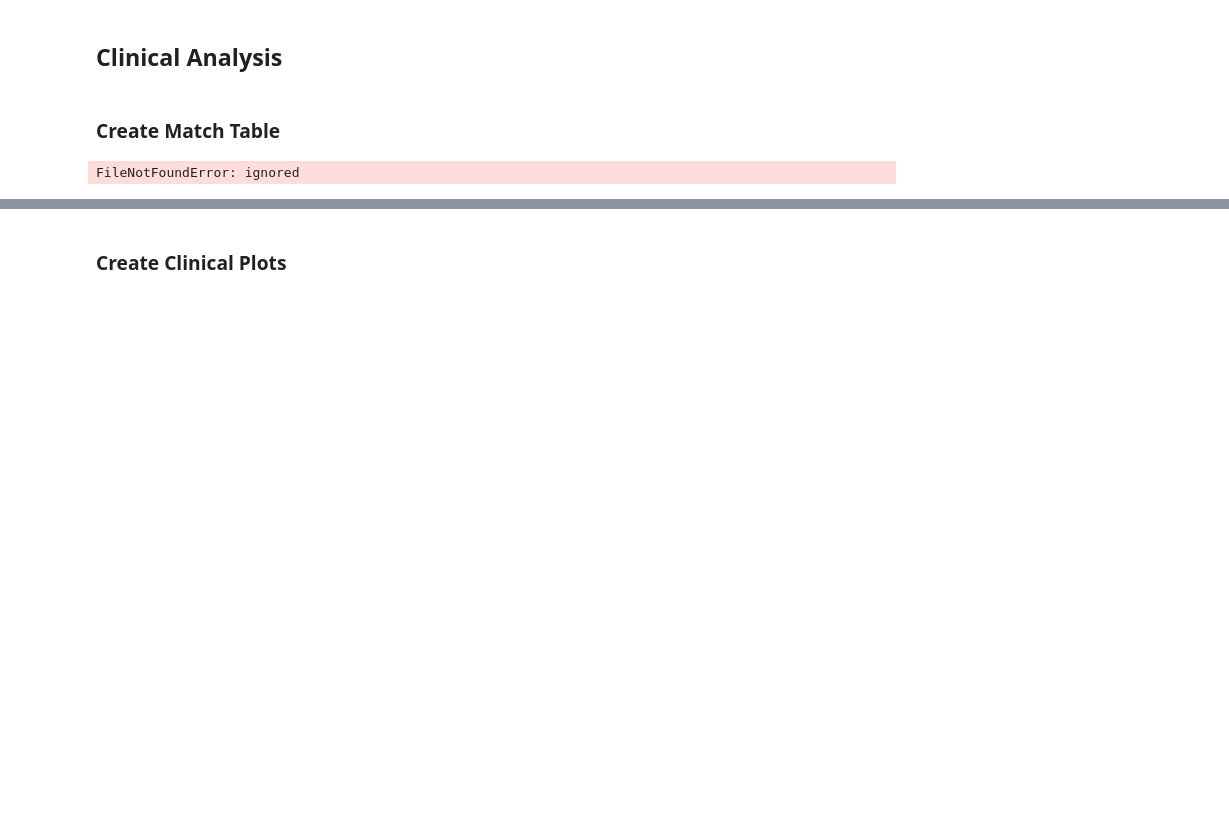
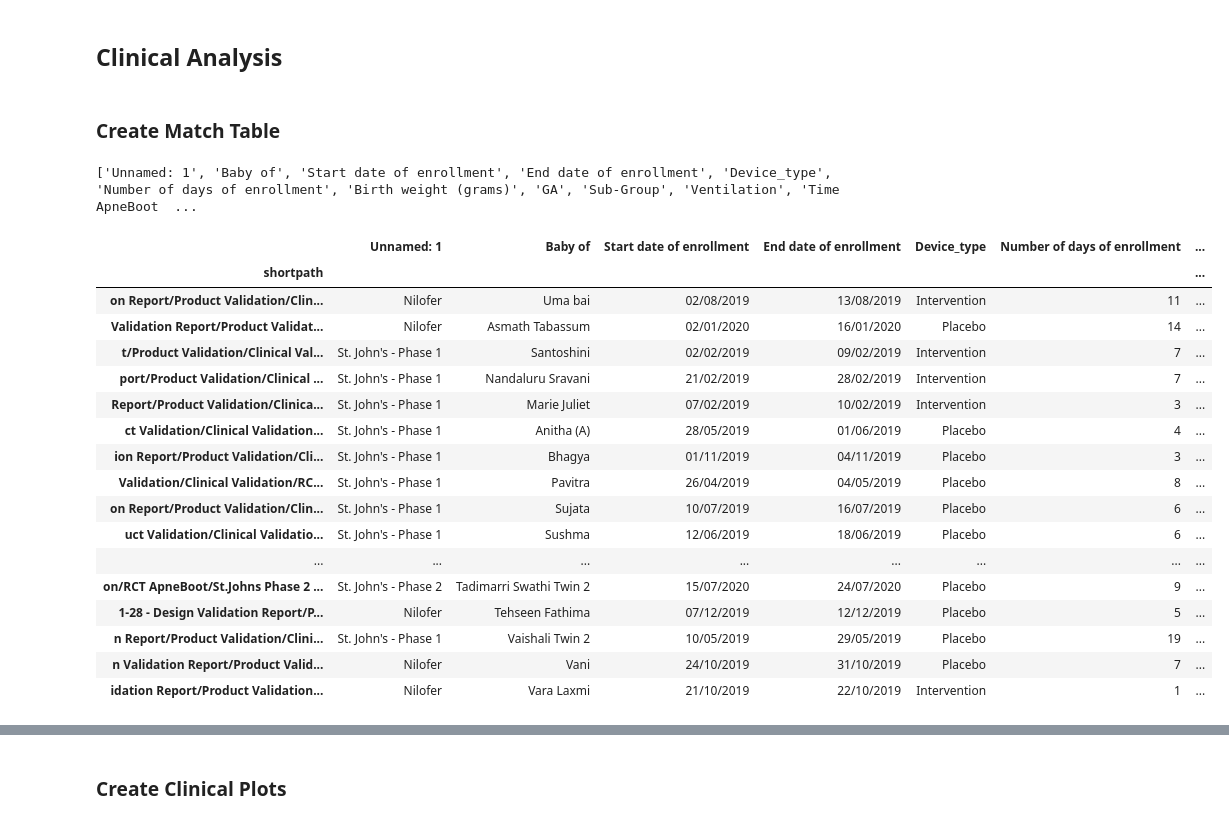
Before and after one commit to ratulbempu/ApneBoot-Clinical-Data-Analysis, a Jupyter notebook: 230301 - AB Clinical Data Analysis.ipynb, the cells around one changed output, grey strips where cells are left out. Saved outputs shown, nothing was run; the diff lists cells and outputs as text; code cells hidden in the pictures; blank space fills up the shorter version.

```diff
--- a/230301 - AB Clinical Data Analysis.ipynb
+++ b/230301 - AB Clinical Data Analysis.ipynb
@@ -1890,31 +1922,51 @@ columns_to_keep = [
 # "Total hypoxia duration (in hh:mm:ss)",
 "Ventilation",
 # "86,400",
 # "Time Enrolled (S)",
 # "#Seconds in a day",
 # "% seconds in Hypoxia",
 # "Notes",
 # "Notes 2",
 # "Unnamed: 0",
 # "Name",
 "Time ApneBoot System Was On (hrs)",
 "Time with valid vital and status readings (hrs)",
 "SPO2 - Avg",
 "SPO2 - Std",
 "HR - Avg",
 "HR - Std",
 "model",
+'Num Events (Preset Threshold)',
+'Cumulative Event Duration (Preset Threshold)'
 # "data date-time",
 ]
 
 columns_to_keep = columns_to_keep + spo2_col_time_name_list + hr_col_time_name_list + spo2_col_percent_name_list + hr_col_percent_name_list
 print (columns_to_keep)
 df_match = df_match [columns_to_keep]
 for col in spo2_col_time_name_list:
     df_match ['% ' + col] = df_match[col] / df_match ["Time with valid vital and status readings (hrs)"]
 display (df_match)
 
 
 df_match.to_excel ("4 - Matched Table Summary.xlsx")
 # %% [output]
-FileNotFoundError: ignored
+['Unnamed: 1', 'Baby of', 'Start date of enrollment', 'End date of enrollment', 'Device_type', 'Number of days of enrollment', 'Birth weight (grams)', 'GA', 'Sub-Group', 'Ventilation', 'Time ApneBoot  ...
+|  | Unnamed: 1 | Baby of | Start date of enrollment | End date of enrollment | Device_type | Number of days of enrollment | ... |
+| shortpath |  |  |  |  |  |  | ... |
+| on Report/Product Validation/Clin... | Nilofer | Uma bai | 02/08/2019 | 13/08/2019 | Intervention | 11 | ... |
+| Validation Report/Product Validat... | Nilofer | Asmath Tabassum | 02/01/2020 | 16/01/2020 | Placebo | 14 | ... |
+| t/Product Validation/Clinical Val... | St. John's - Phase 1 | Santoshini | 02/02/2019 | 09/02/2019 | Intervention | 7 | ... |
+| port/Product Validation/Clinical ... | St. John's - Phase 1 | Nandaluru Sravani | 21/02/2019 | 28/02/2019 | Intervention | 7 | ... |
+| Report/Product Validation/Clinica... | St. John's - Phase 1 | Marie Juliet | 07/02/2019 | 10/02/2019 | Intervention | 3 | ... |
+| ct Validation/Clinical Validation... | St. John's - Phase 1 | Anitha (A) | 28/05/2019 | 01/06/2019 | Placebo | 4 | ... |
+| ion Report/Product Validation/Cli... | St. John's - Phase 1 | Bhagya | 01/11/2019 | 04/11/2019 | Placebo | 3 | ... |
+| Validation/Clinical Validation/RC... | St. John's - Phase 1 | Pavitra | 26/04/2019 | 04/05/2019 | Placebo | 8 | ... |
+| on Report/Product Validation/Clin... | St. John's - Phase 1 | Sujata | 10/07/2019 | 16/07/2019 | Placebo | 6 | ... |
+| uct Validation/Clinical Validatio... | St. John's - Phase 1 | Sushma | 12/06/2019 | 18/06/2019 | Placebo | 6 | ... |
+| ... | ... | ... | ... | ... | ... | ... | ... |
+| on/RCT ApneBoot/St.Johns Phase 2 ... | St. John's - Phase 2 | Tadimarri Swathi Twin 2 | 15/07/2020 | 24/07/2020 | Placebo | 9 | ... |
+| 1-28 - Design Validation Report/P... | Nilofer | Tehseen Fathima | 07/12/2019 | 12/12/2019 | Placebo | 5 | ... |
+| n Report/Product Validation/Clini... | St. John's - Phase 1 | Vaishali Twin 2 | 10/05/2019 | 29/05/2019 | Placebo | 19 | ... |
+| n Validation Report/Product Valid... | Nilofer | Vani | 24/10/2019 | 31/10/2019 | Placebo | 7 | ... |
+| idation Report/Product Validation... | Nilofer | Vara Laxmi | 21/10/2019 | 22/10/2019 | Intervention | 1 | ... |
```
Also changed, not shown: parts of 40 cells of this notebook.
